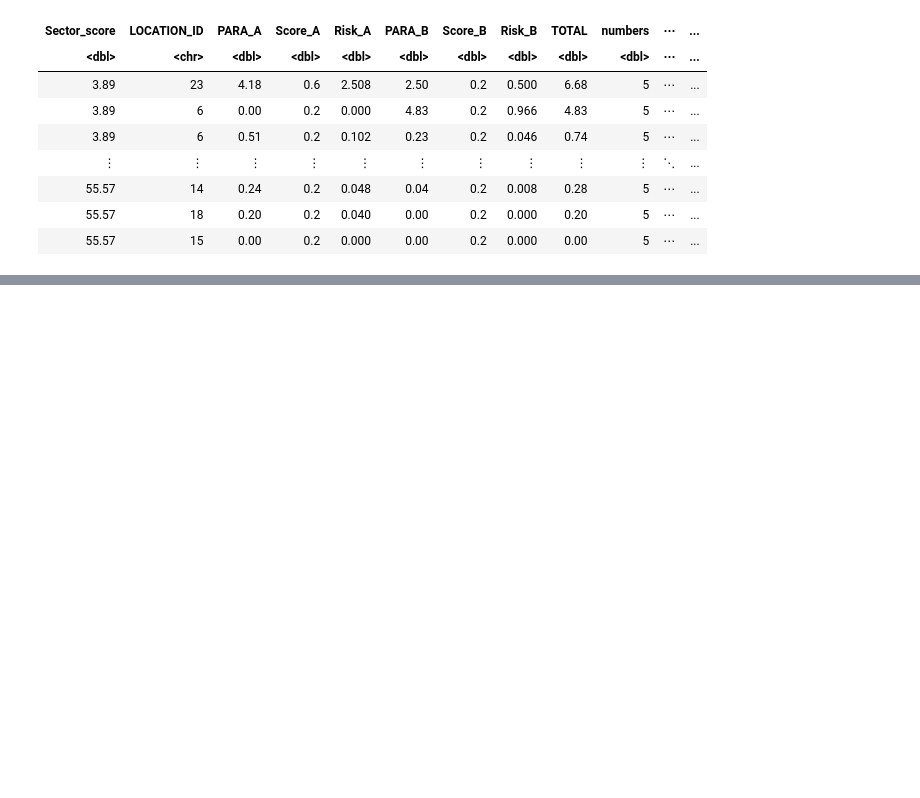
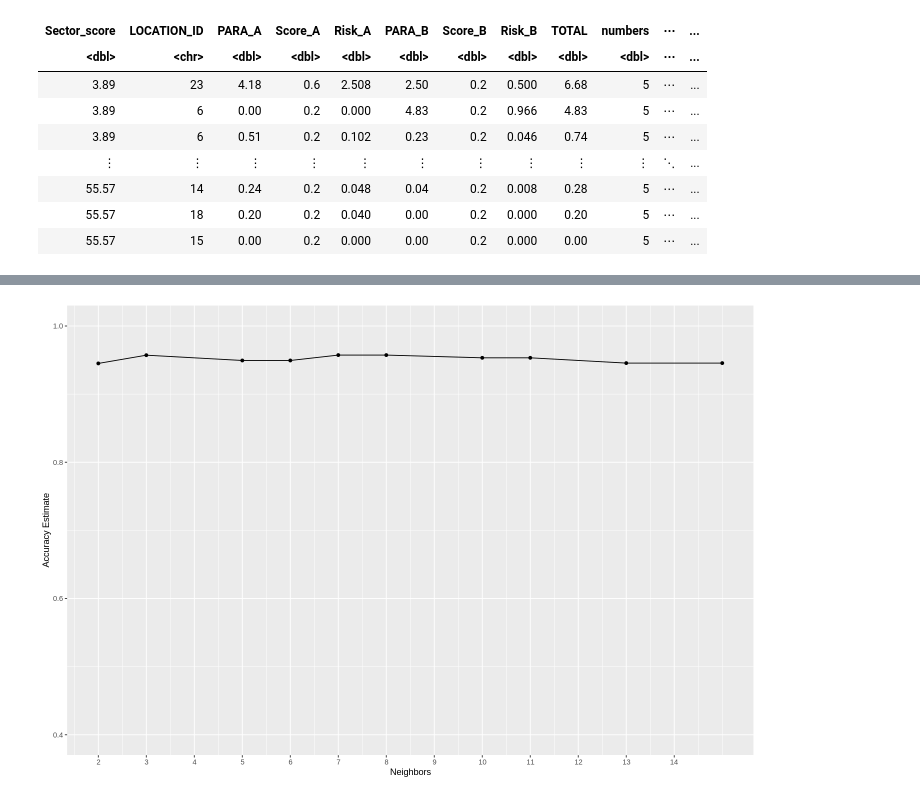
Before and after one commit to fulleraltamiranoe/audit_data, a Jupyter notebook: Audit.ipynb, the cells around one changed output, grey strips where cells are left out. Drawn from its saved outputs; the diff is of its cells as text; code cells hidden in the pictures; blank space fills up the shorter version.

```diff
--- a/Audit.ipynb
+++ b/Audit.ipynb
@@ -168,0 +182,27 @@ Prediction  0  1
+# %%
+
+# Training (Historical discrepancy score (numbers) and the in unplanned expenditures (PARA_B))
+audit_recipe_2 <- recipe(Risk ~ numbers + TOTAL + Money_Value, data = audit_train) %>%
+    step_scale(all_predictors())%>%
+    step_center(all_predictors())
+
+
+knn_results_2 <- workflow() %>%
+    add_recipe(audit_recipe_2) %>%
+    add_model(knn_tune) %>%
+    tune_grid(resamples = audit_vfold, grid = 10) %>%
+    collect_metrics()
+
+accuracies_2 <- knn_results_2 %>%
+    filter(.metric == 'accuracy')
+
+accuracy_versus_k2 <- ggplot(accuracies_2, aes(x = neighbors, y = mean)) +
+      geom_point() +
+      geom_line() +
+      labs(x = "Neighbors", y = "Accuracy Estimate") +
+      scale_x_continuous(breaks = seq(0, 14, by = 1)) +  # adjusting the x-axis
+      scale_y_continuous(limits = c(0.4, 1.0)) # adjusting the y-axis
+
+accuracy_versus_k2
+# %% [output]
+[figure, added]
```
Also changed, not shown: parts of 6 cells of this notebook.
